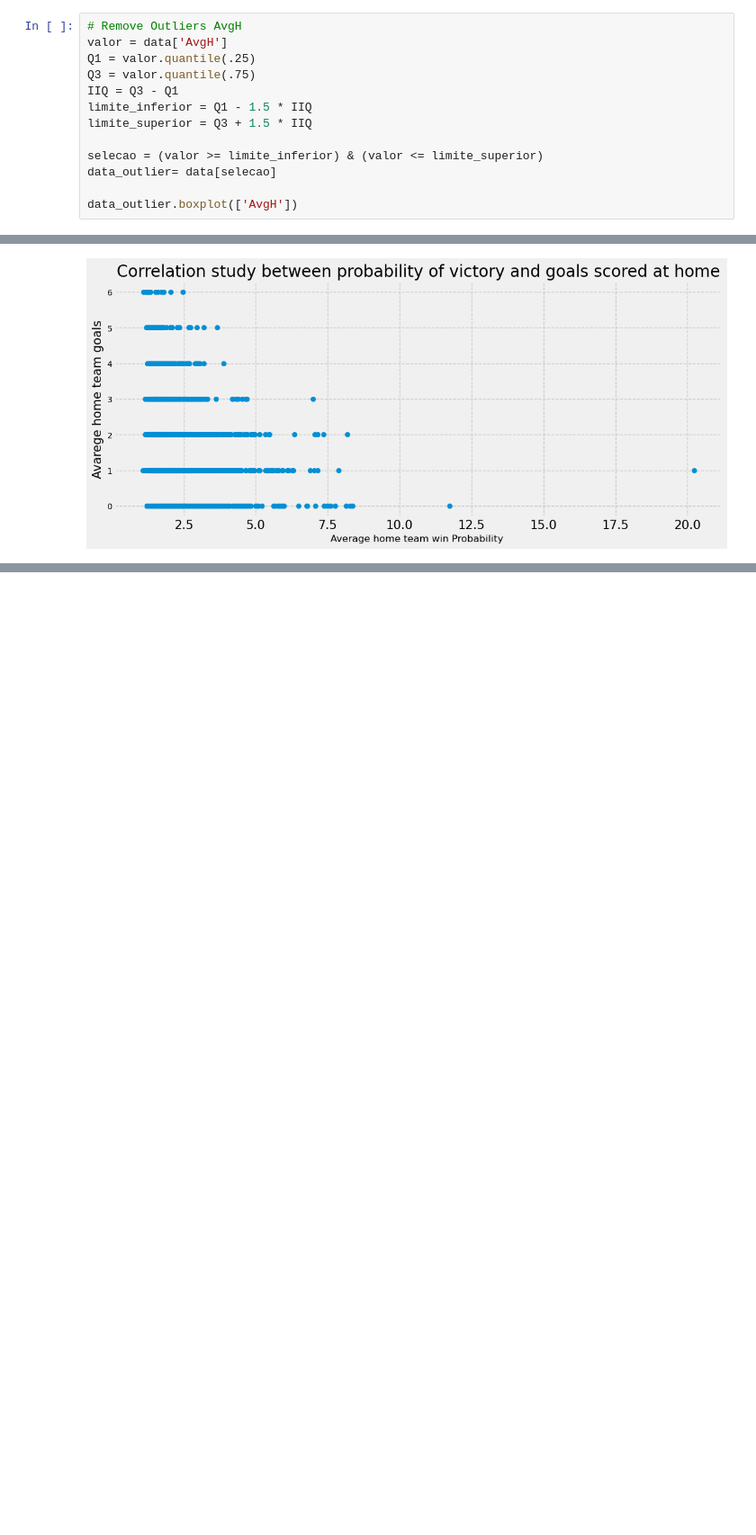
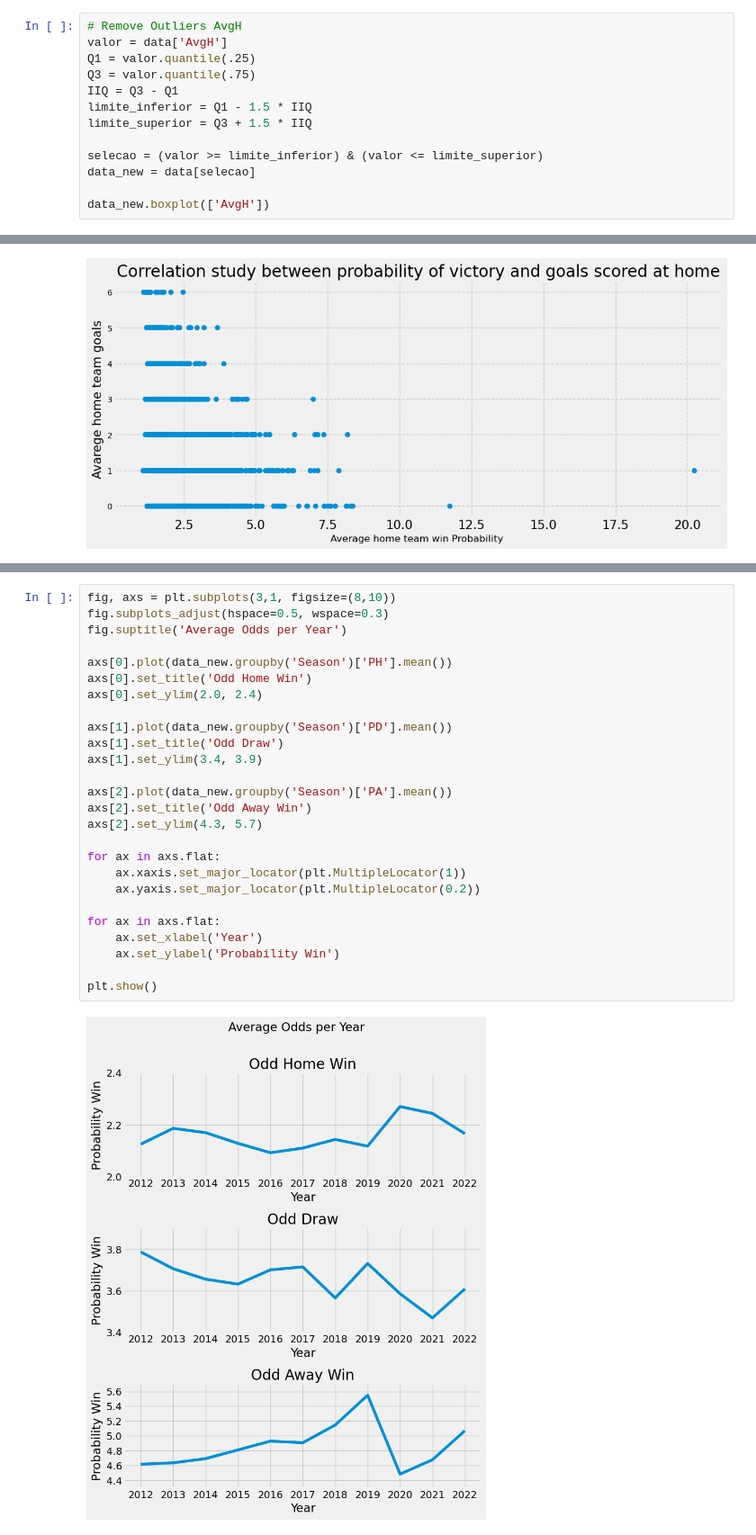
Before and after one commit to pablitohaddad/brazilian-football-data, a Jupyter notebook: Data Analysis whit Brazilian Football datas.ipynb, the cells around one changed output, grey strips where cells are left out. Shown: that part at 90% size. Drawn from its saved outputs; the diff is of its cells as text; blank space fills up the shorter version.

Commit message:
Avarege Odds per year

```diff
--- a/Data Analysis whit Brazilian Football datas.ipynb
+++ b/Data Analysis whit Brazilian Football datas.ipynb
@@ -145,9 +146,9 @@ limite_inferior = Q1 - 1.5 * IIQ
 limite_superior = Q3 + 1.5 * IIQ
 
 selecao = (valor >= limite_inferior) & (valor <= limite_superior)
-data_outlier= data[selecao]
+data_new = data[selecao]
 
-data_outlier.boxplot(['AvgH'])
+data_new.boxplot(['AvgH'])
 # %% [output]
 <Axes: >
 [figure]
@@ -184,0 +222,28 @@ ax.grid(linestyle='--')
+# %%
+fig, axs = plt.subplots(3,1, figsize=(8,10))
+fig.subplots_adjust(hspace=0.5, wspace=0.3)
+fig.suptitle('Average Odds per Year')
+
+axs[0].plot(data_new.groupby('Season')['PH'].mean())
+axs[0].set_title('Odd Home Win')
+axs[0].set_ylim(2.0, 2.4)
+
+axs[1].plot(data_new.groupby('Season')['PD'].mean())
+axs[1].set_title('Odd Draw')
+axs[1].set_ylim(3.4, 3.9)
+
+axs[2].plot(data_new.groupby('Season')['PA'].mean())
+axs[2].set_title('Odd Away Win')
+axs[2].set_ylim(4.3, 5.7)
+
+for ax in axs.flat:
+    ax.xaxis.set_major_locator(plt.MultipleLocator(1))
+    ax.yaxis.set_major_locator(plt.MultipleLocator(0.2))
+
+for ax in axs.flat:
+    ax.set_xlabel('Year')
+    ax.set_ylabel('Probability Win')
+
+plt.show()
+# %% [output]
+[figure, added]
```
Also changed, not shown: parts of 6 cells of this notebook.
